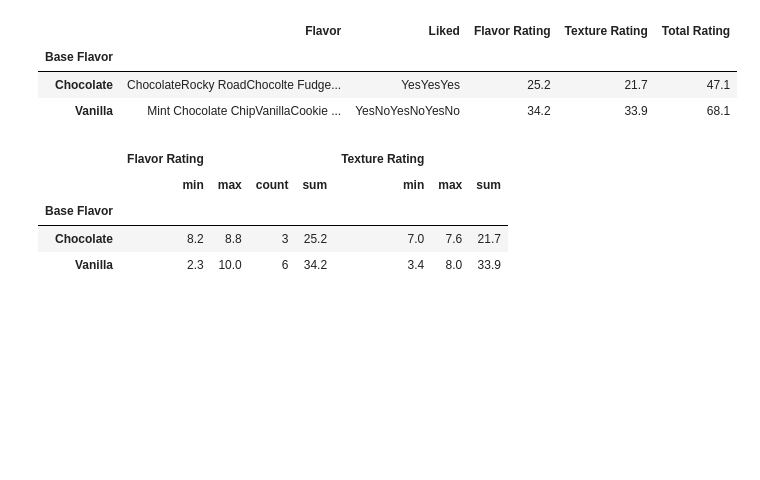
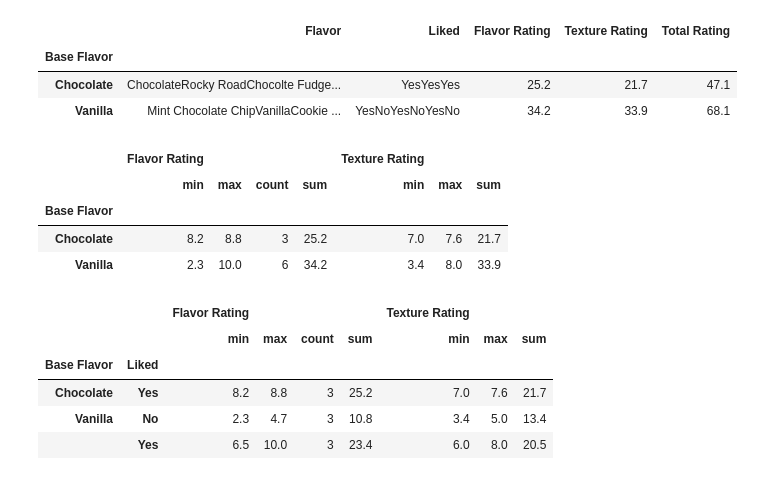
Before and after one commit to kazrkb/pandas-for-data-analytics, a Jupyter notebook: groupby and aggregating.ipynb, the cells around one changed output. Cells and saved outputs as stored; diff of their text form; code cells hidden in the pictures; blank space fills up the shorter version.

```diff
--- a/groupby and aggregating.ipynb
+++ b/groupby and aggregating.ipynb
@@ -77,3 +77,15 @@ df.groupby('Base Flavor').agg({
 | Base Flavor |  |  |  |  |  |  |  |
 | Chocolate | 8.2 | 8.8 | 3 | 25.2 | 7.0 | 7.6 | 21.7 |
 | Vanilla | 2.3 | 10.0 | 6 | 34.2 | 3.4 | 8.0 | 33.9 |
+# %%
+df.groupby(['Base Flavor', 'Liked'])[['Flavor Rating', 'Texture Rating', 'Total Rating']].agg({
+    'Flavor Rating': ['min', 'max', 'count', 'sum'],
+    'Texture Rating': ['min', 'max', 'sum']
+})
+# %% [output]
+|  |  | Flavor Rating |  |  |  | Texture Rating |  |  |
+|  |  | min | max | count | sum | min | max | sum |
+| Base Flavor | Liked |  |  |  |  |  |  |  |
+| Chocolate | Yes | 8.2 | 8.8 | 3 | 25.2 | 7.0 | 7.6 | 21.7 |
+| Vanilla | No | 2.3 | 4.7 | 3 | 10.8 | 3.4 | 5.0 | 13.4 |
+|  | Yes | 6.5 | 10.0 | 3 | 23.4 | 6.0 | 8.0 | 20.5 |
```
Also changed, not shown: parts of 1 cell of this notebook.
